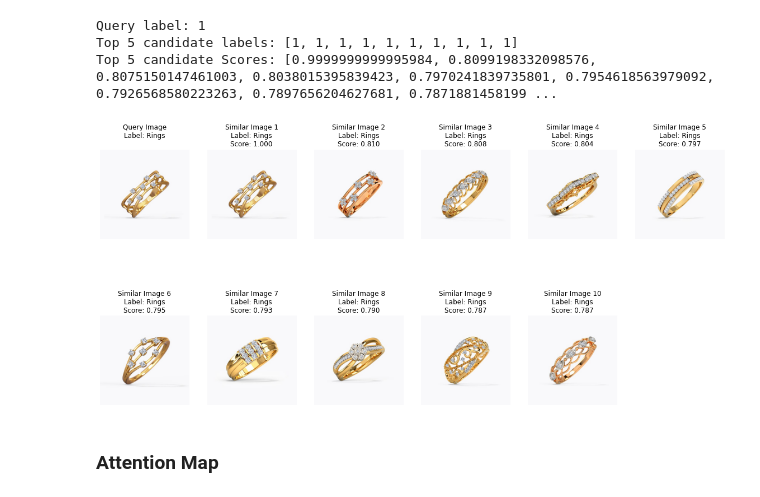
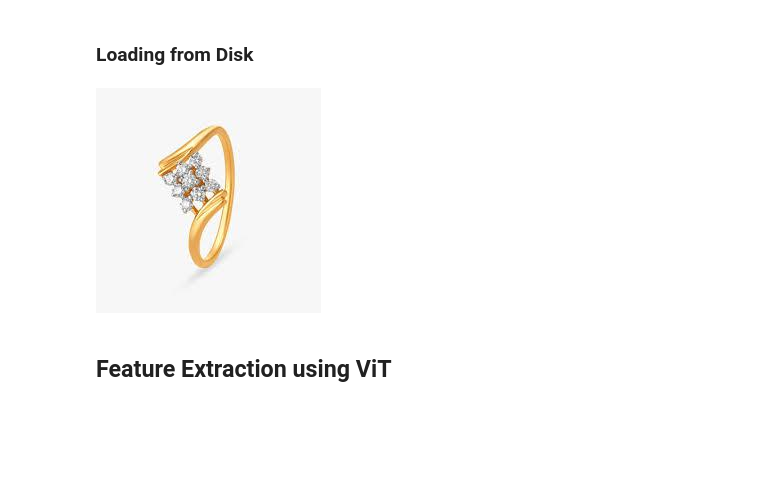
Before and after one commit to raagzz/jewelry-design-pattern-identification, a Jupyter notebook: similarity_search.ipynb, the cells around one changed output. Drawn from its saved outputs; the diff is of its cells as text; code cells hidden in the pictures; blank space fills up the shorter version.

```diff
--- a/similarity_search.ipynb
+++ b/similarity_search.ipynb
@@ -125,50 +58,11 @@ def fetch_similar(image, top_k=10):
-# %%
-test_idx = np.random.choice(len(dataset["train"]))
-test_sample = dataset["train"][test_idx]["image"]
-test_label = dataset["train"][test_idx]["label"]
-
-sim_ids, sim_labels, sim_scores = fetch_similar(test_sample)
-print(f"Query label: {test_label}")
-print(f"Top 5 candidate labels: {sim_labels}")
-print(f"Top 5 candidate Scores: {sim_scores}")
-# %% [output]
-Query label: 1
-Top 5 candidate labels: [1, 1, 1, 1, 1, 1, 1, 1, 1, 1]
-Top 5 candidate Scores: [0.9999999999995984, 0.8099198332098576, 0.8075150147461003, 0.8038015395839423, 0.7970241839735801, 0.7954618563979092, 0.7926568580223263, 0.7897656204627681, 0.7871881458199 ...
-# %%
-import matplotlib.pyplot as plt
-
-
-def plot_images(images, labels):
-    if not isinstance(labels, list):
-        labels = labels.tolist()
-
-    plt.figure(figsize=(20, 10))
-    columns = 6
-    for (i, image) in enumerate(images):
-        label_id = int(labels[i])
-        ax = plt.subplot(int(len(images) / columns + 1), columns, i + 1)
-        if i == 0:
-            ax.set_title("Query Image\n" + f"Label: {id2label[label_id]}\n")
-        else:
-            ax.set_title(
-                "Similar Image " + str(i) + f"\nLabel: {id2label[label_id]}"+ f"\nScore: {sim_scores[i - 1]:.3f}"
-            )
-        plt.imshow(np.array(image).astype("int"))
-        plt.axis("off")
-
-
-images = []
-labels = []
-
-for id, label in zip(sim_ids, sim_labels):
-    images.append(candidate_subset_emb[id]["image"])
-    labels.append(candidate_subset_emb[id]["label"])
-
-images.insert(0, test_sample)
-labels.insert(0, test_label)
-plot_images(images, labels)
-# %% [output]
-[figure, removed]
-# %% [markdown]
-### Attention Map
+# %% [markdown]
+### Loading from Disk
+# %%
+dataset = load_from_disk('/content/drive/MyDrive/jewelry_images_processed')
+candidate_images = dataset["train"]
+
+candidate_images[1]['image']
+# %% [output]
+[figure, added]
+# %% [markdown]
+## Feature Extraction using ViT
```
Also changed, not shown: parts of 52 cells of this notebook.
